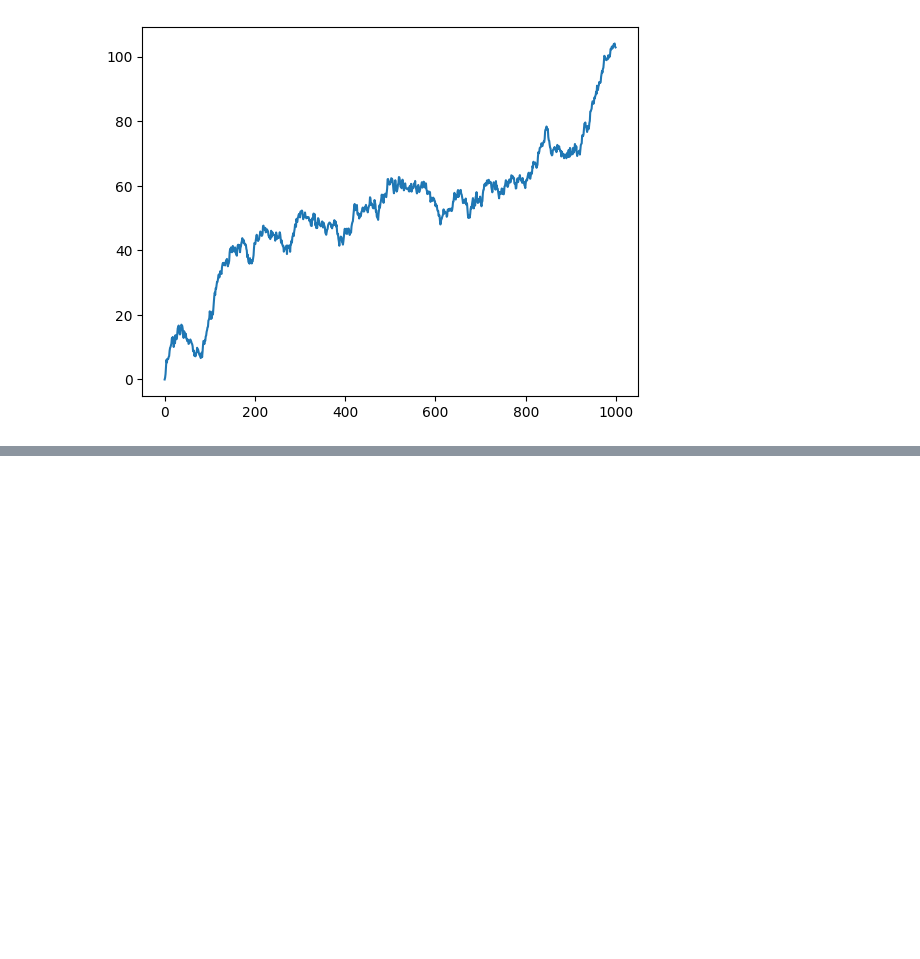
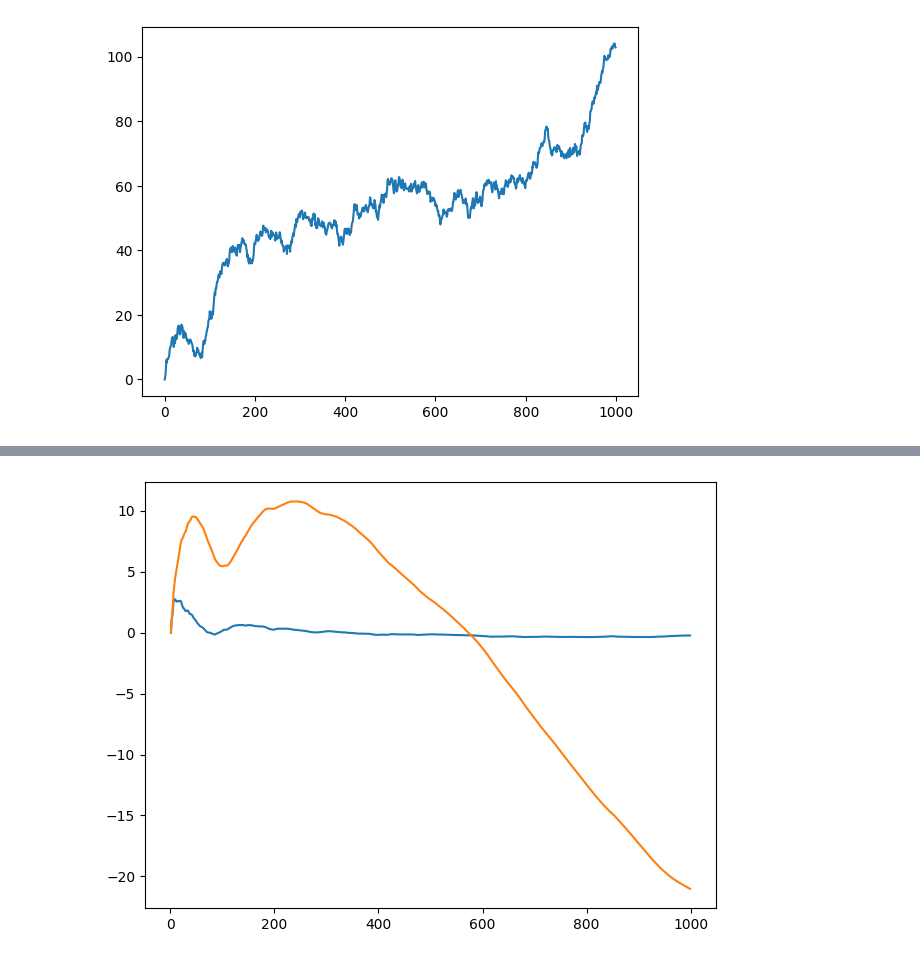
Before and after one commit to gkambasta/TimeSeries, a Jupyter notebook: Random_Walk.ipynb, the cells around one changed output, grey strips where cells are left out. Cells and saved outputs as stored; diff of their text form; code cells hidden in the pictures; blank space fills up the shorter version.

```diff
--- a/Random_Walk.ipynb
+++ b/Random_Walk.ipynb
@@ -192,0 +250,14 @@ plt.plot(rand2)
+# %%
+def mean_func(process):
+    mean_lst = []
+    for i in range(len(process)):
+        mean_lst.append(np.mean(process[:i]))
+
+    return mean_lst
+# %%
+plt.plot(mean_func(stationary))
+plt.plot(mean_func(non_stationary))
+
+plt.tight_layout ()
+# %% [output]
+[figure, added]
```
Also changed, not shown: parts of 13 cells of this notebook.
